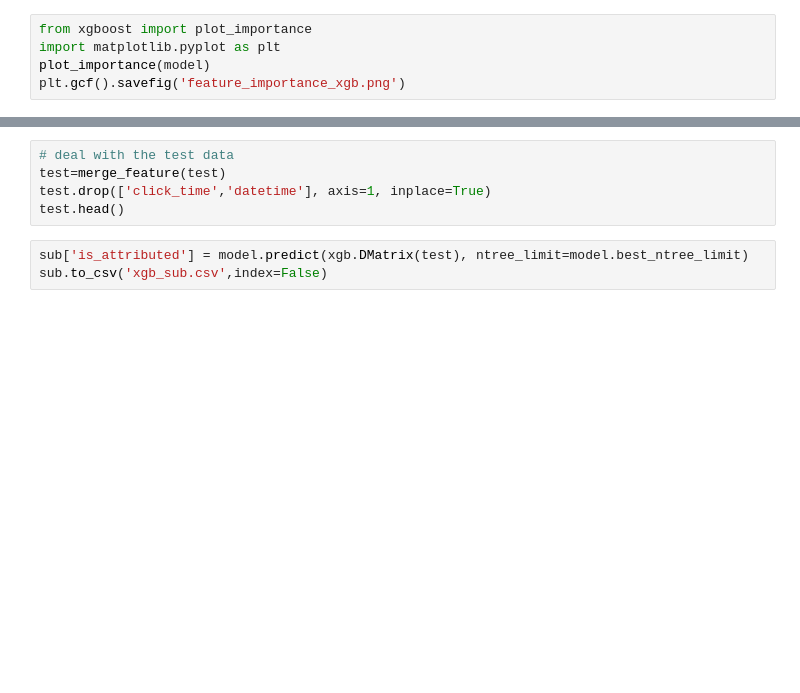
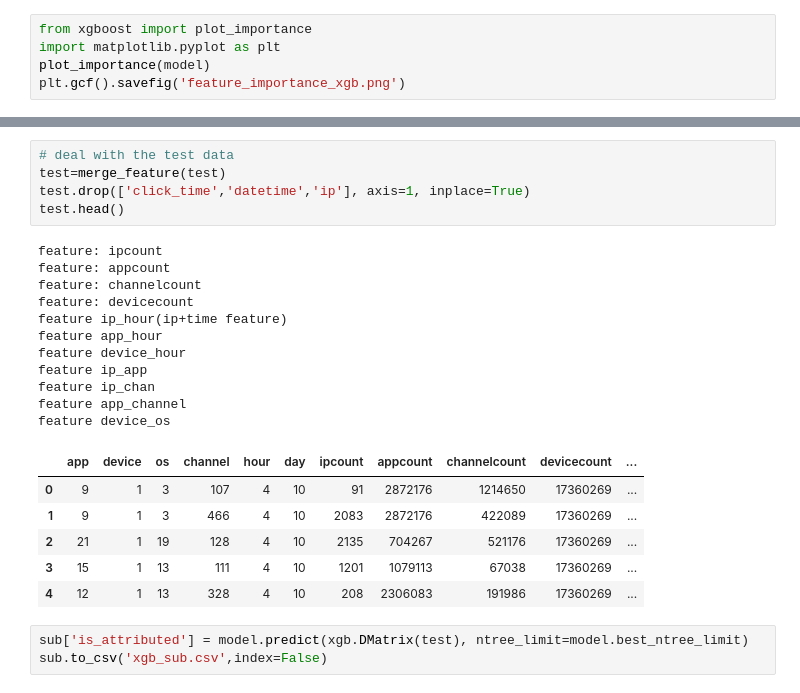
Before and after one commit to Easoncer/kaggle_AdTrackingFraudDetection, a Jupyter notebook: xgboost_v2_feature.ipynb, the cells around one changed output, grey strips where cells are left out. Cells and saved outputs as stored; diff of their text form; blank space fills up the shorter version.

```diff
--- a/xgboost_v2_feature.ipynb
+++ b/xgboost_v2_feature.ipynb
@@ -266,8 +347,26 @@ print mean_result
 # %%
 # deal with the test data
 test=merge_feature(test)
-test.drop(['click_time','datetime'], axis=1, inplace=True)
+test.drop(['click_time','datetime','ip'], axis=1, inplace=True)
 test.head()
+# %% [output]
+feature: ipcount
+feature: appcount
+feature: channelcount
+feature: devicecount
+feature ip_hour(ip+time feature)
+feature app_hour
+feature device_hour
+feature ip_app
+feature ip_chan
+feature app_channel
+feature device_os
+|  | app | device | os | channel | hour | day | ipcount | appcount | channelcount | devicecount | ... |
+| 0 | 9 | 1 | 3 | 107 | 4 | 10 | 91 | 2872176 | 1214650 | 17360269 | ... |
+| 1 | 9 | 1 | 3 | 466 | 4 | 10 | 2083 | 2872176 | 422089 | 17360269 | ... |
+| 2 | 21 | 1 | 19 | 128 | 4 | 10 | 2135 | 704267 | 521176 | 17360269 | ... |
+| 3 | 15 | 1 | 13 | 111 | 4 | 10 | 1201 | 1079113 | 67038 | 17360269 | ... |
+| 4 | 12 | 1 | 13 | 328 | 4 | 10 | 208 | 2306083 | 191986 | 17360269 | ... |
 # %%
 sub['is_attributed'] = model.predict(xgb.DMatrix(test), ntree_limit=model.best_ntree_limit)
 sub.to_csv('xgb_sub.csv',index=False)
```
Also changed, not shown: parts of 9 cells of this notebook.
